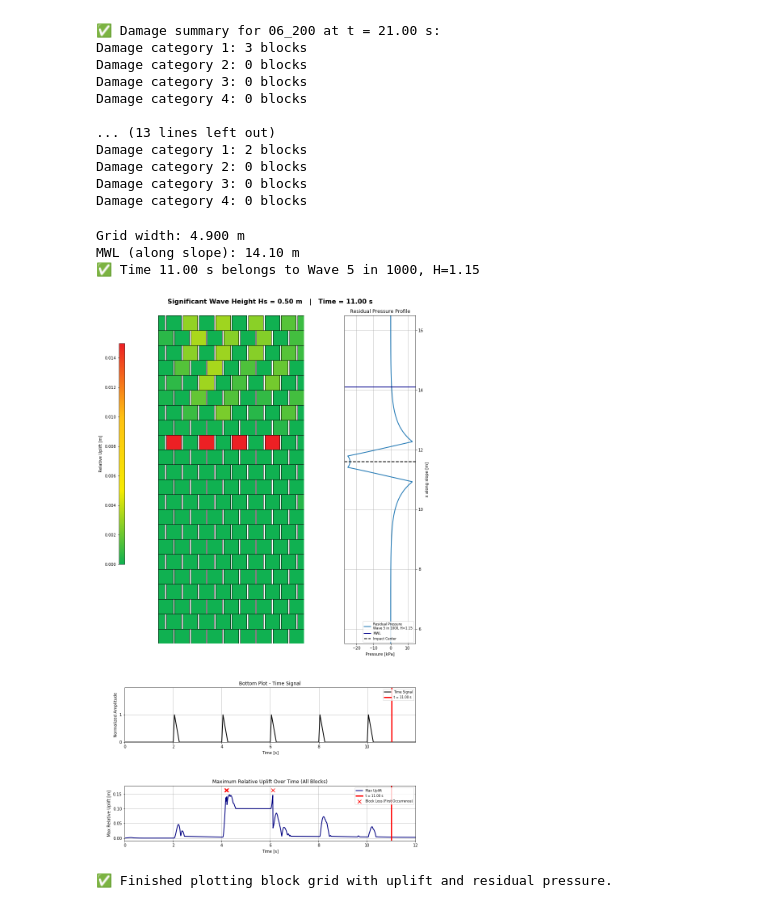
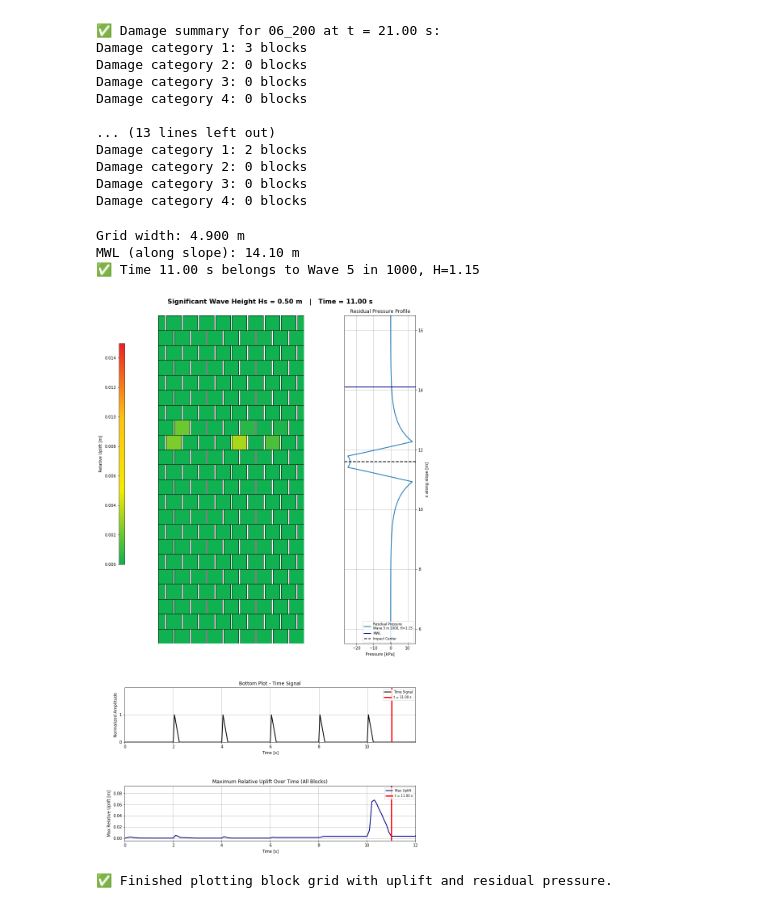
Before and after one commit to ThomasPennockTU/Thesis_Repository, a Jupyter notebook: workfolder/uplift 200/uplift_notebook.ipynb, the cells around one changed output. Cells and saved outputs as stored; diff of their text form; code cells hidden in the pictures.

```diff
--- a/workfolder/uplift 200/uplift_notebook.ipynb
+++ b/workfolder/uplift 200/uplift_notebook.ipynb
@@ -2251,7 +2246,7 @@ from mpl_toolkits.axes_grid1 import make_axes_locatable
 # --- Settings ---
 fly_out_value = 0.151
 target_time = 11   # time in seconds to visualize
-csv_path = 'relative_uplift_timeseries_07_corrected.csv'
+csv_path = 'relative_uplift_timeseries_06_200_corrected.csv'
 df_uplift = pd.read_csv(csv_path)
 
 # ------------------------------
@@ -2604,32 +2599,32 @@ if len(first_loss_times) > 0:
         [cross_y_value] * len(first_loss_times),
         color='red',
         marker='x',
         s=80,
         label='Block Loss (First Occurrence)'
     )
 
 ax_uplift.set_xlabel("Time [s]")
 ax_uplift.set_xlim(0, 12)
 ax_uplift.set_ylabel("Max Relative Uplift [m]")
 ax_uplift.set_title("Maximum Relative Uplift Over Time (All Blocks)")
 ax_uplift.legend(loc='upper right', fontsize=8)
 ax_uplift.grid(True)
 
 # --- Global title ---
 fig.suptitle(
     f"Significant Wave Height Hs = {Hs:.2f} m   |   Time = {target_time:.2f} s",
     fontsize=16,
     fontweight="bold"
 )
 
 plt.subplots_adjust(left=0, right=1, top=0.95, bottom=0, wspace=0, hspace=0)
 plt.show()
 
 fig.savefig(csv_path.replace(".csv", ".png"), dpi=300, bbox_inches='tight')
 print("✅ Finished plotting block grid with uplift and residual pressure.")
 # %% [output]
 Grid width: 4.900 m
 MWL (along slope): 14.10 m
 ✅ Time 11.00 s belongs to Wave 5 in 1000, H=1.15
-[figure, old version]
+[figure, new version]
 ✅ Finished plotting block grid with uplift and residual pressure.
```
Also changed, not shown: parts of 6 cells of this notebook, 6 other files.
